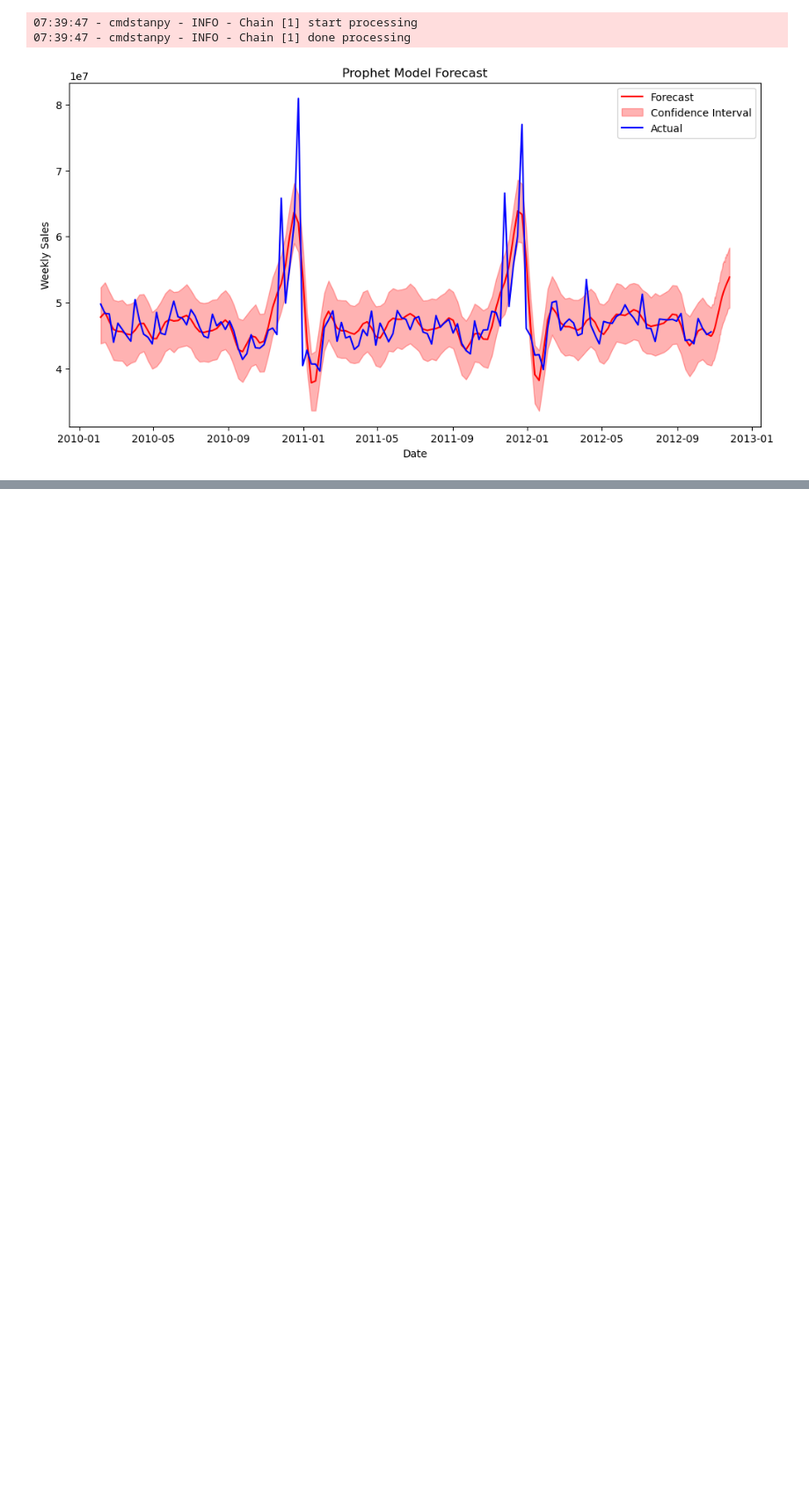
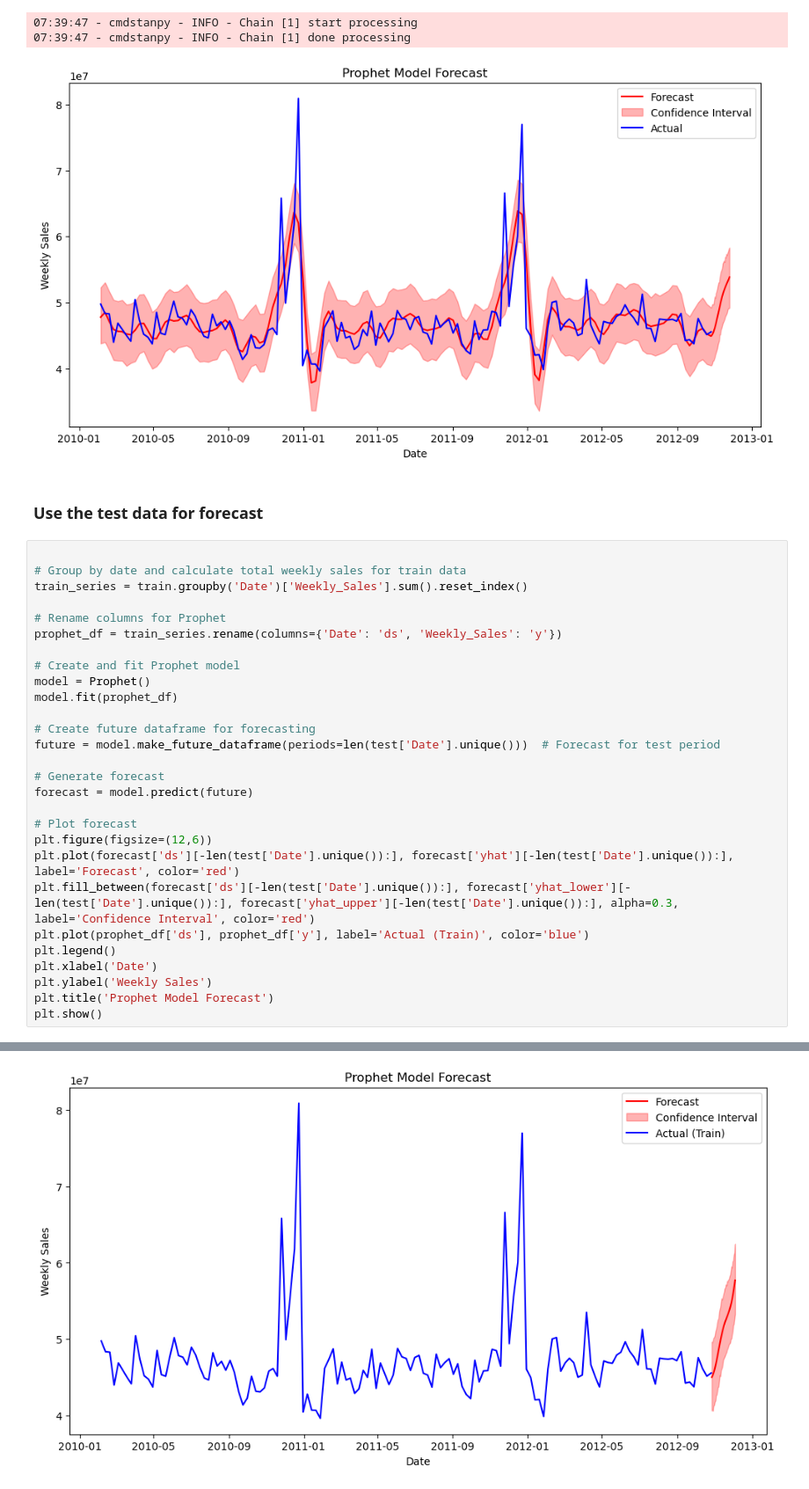
Before and after one commit to mlnotes2718/walmart-data, a Jupyter notebook: notebook/walmart-eda.ipynb, the cells around one changed output, grey strips where cells are left out. Shown at 88% size. Cells and saved outputs as stored; diff of their text form; blank space fills up the shorter version.

```diff
--- a/notebook/walmart-eda.ipynb
+++ b/notebook/walmart-eda.ipynb
@@ -938,3 +882,34 @@ plt.show()
 07:39:47 - cmdstanpy - INFO - Chain [1] start processing
 07:39:47 - cmdstanpy - INFO - Chain [1] done processing
 [figure]
+# %% [markdown]
+### Use the test data for forecast
+# %%
+
+# Group by date and calculate total weekly sales for train data
+train_series = train.groupby('Date')['Weekly_Sales'].sum().reset_index()
+
+# Rename columns for Prophet
+prophet_df = train_series.rename(columns={'Date': 'ds', 'Weekly_Sales': 'y'})
+
+# Create and fit Prophet model
+model = Prophet()
+model.fit(prophet_df)
+
+# Create future dataframe for forecasting
+future = model.make_future_dataframe(periods=len(test['Date'].unique()))  # Forecast for test period
+
+# Generate forecast
+forecast = model.predict(future)
+
+# Plot forecast
+plt.figure(figsize=(12,6))
+plt.plot(forecast['ds'][-len(test['Date'].unique()):], forecast['yhat'][-len(test['Date'].unique()):], label='Forecast', color='red')
+plt.fill_between(forecast['ds'][-len(test['Date'].unique()):], forecast['yhat_lower'][-len(test['Date'].unique()):], forecast['yhat_upper'][-len(test['Date'].unique()):], alpha=0.3, label='Confidence Interval', color='red')
+plt.plot(prophet_df['ds'], prophet_df['y'], label='Actual (Train)', color='blue')
+plt.legend()
+plt.xlabel('Date')
+plt.ylabel('Weekly Sales')
+plt.title('Prophet Model Forecast')
+plt.show()
+# %% [output]
@@ -940,0 +918 @@ plt.show()
+[figure, added]
```
Also changed, not shown: parts of 3 cells of this notebook.
